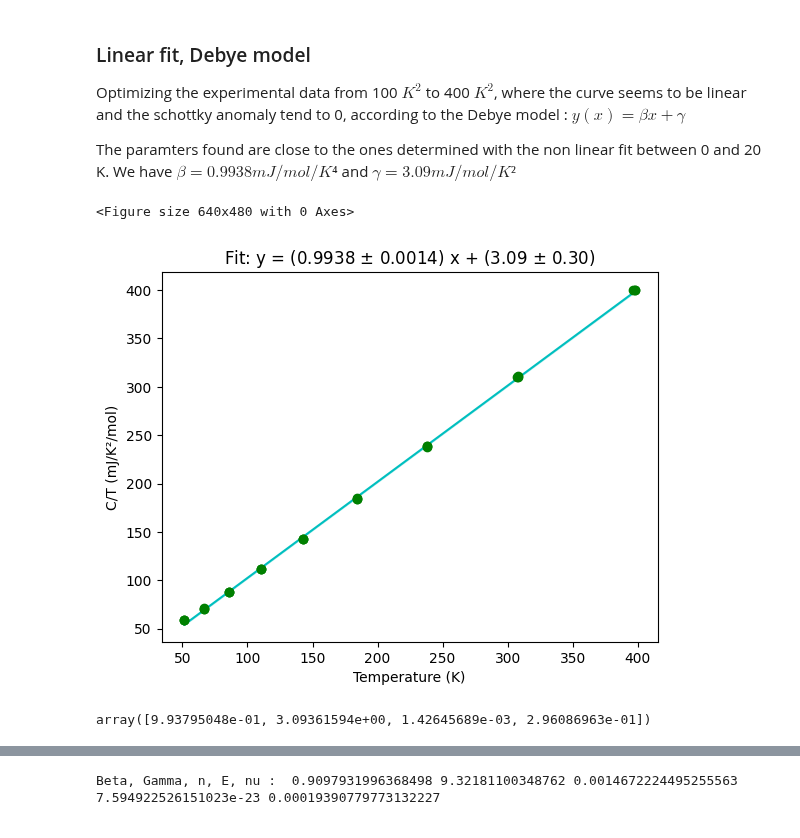
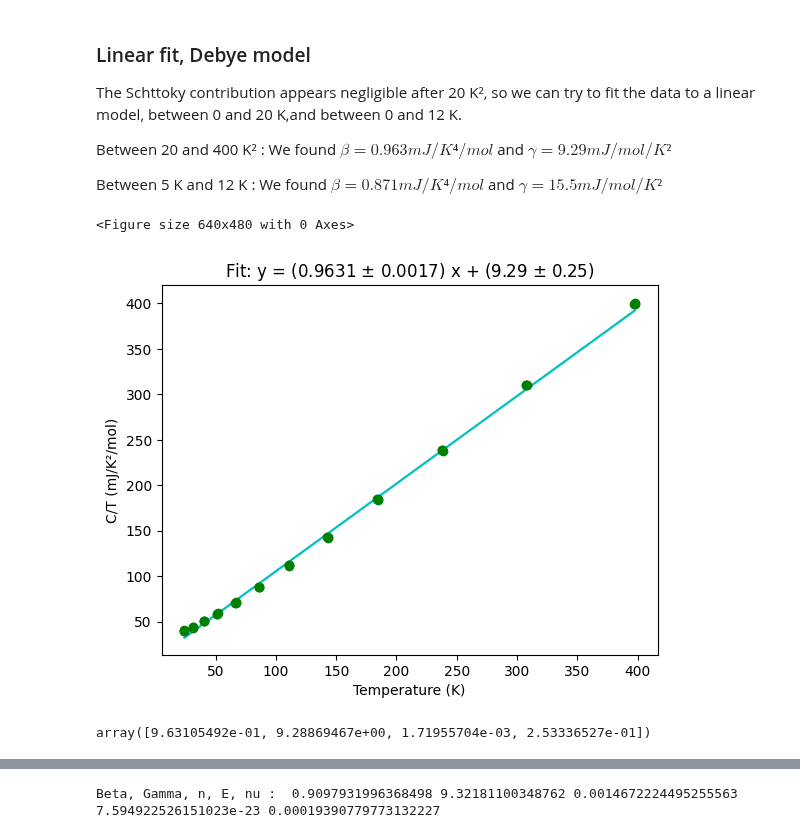
Before and after one commit to Gamal-on/YBCO, a Jupyter notebook: results_YBCO_P24.ipynb, the cells around one changed output, grey strips where cells are left out. Saved outputs shown, nothing was run; the diff lists cells and outputs as text; code cells hidden in the pictures.

```diff
--- a/results_YBCO_P24.ipynb
+++ b/results_YBCO_P24.ipynb
@@ -35,13 +59,15 @@ Beta, Gamma, n, E :  0.9895588430195549 3.921420707164871 0.001610304573879326 7
 # %% [markdown]
 ### Linear fit, Debye model
 
-Optimizing the experimental data from 100 $K^2$ to 400 $K^2$, where the curve seems to be linear and the schottky anomaly tend to 0, according to the Debye model : $y(x) = \beta x + \gamma $
+The Schttoky contribution appears negligible after 20 K², so we can try to fit the data to a linear model, between 0 and 20 K,and between 0 and 12 K.
 
-The paramters found are close to the ones determined with the non linear fit between 0 and 20 K. We have $\beta = 0.9938 mJ/mol/K⁴$ and $\gamma = 3.09 mJ/mol/K²$
+Between 20 and 400 K² :  We found $\beta = 0.963 mJ/K⁴/mol$ and $\gamma = 9.29 mJ/mol/K²$
+
+Between 5 K and 12 K :  We found $\beta = 0.871 mJ/K⁴/mol$ and $\gamma = 15.5 mJ/mol/K²$
 # %%
-linear_acoustic_fit.linear_fit(50, 400, cnt.squared_temperature_P24, cnt.hc_div_temp_P24,
+linear_acoustic_fit.linear_fit(20, 400, cnt.squared_temperature_P24, cnt.hc_div_temp_P24,
                                cnt.err_squared_temperature_P24,cnt.err_hc_div_temp_P24)
 # %% [output]
 <Figure size 640x480 with 0 Axes>
-[figure, old version]
+[figure, new version]
-array([9.93795048e-01, 3.09361594e+00, 1.42645689e-03, 2.96086963e-01])
+array([9.63105492e-01, 9.28869467e+00, 1.71955704e-03, 2.53336527e-01])
```
Also changed, not shown: parts of 6 cells of this notebook, 4 other files.
